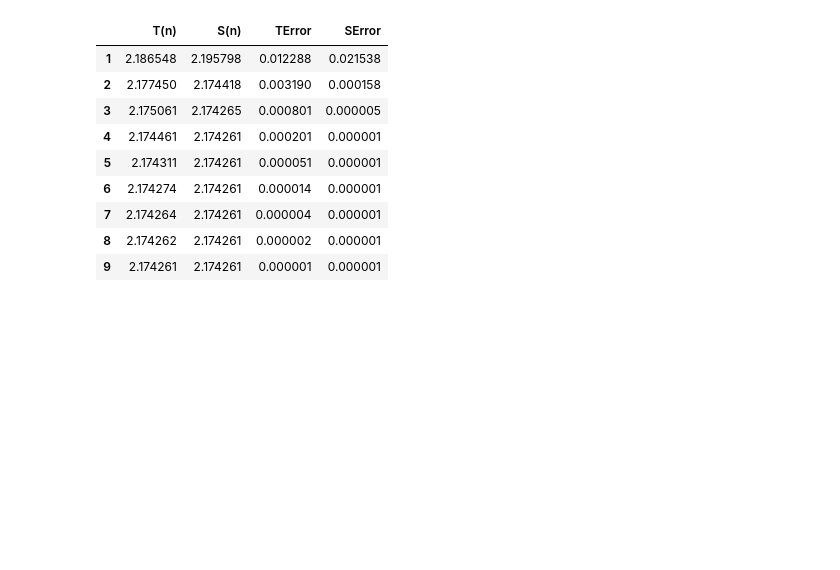
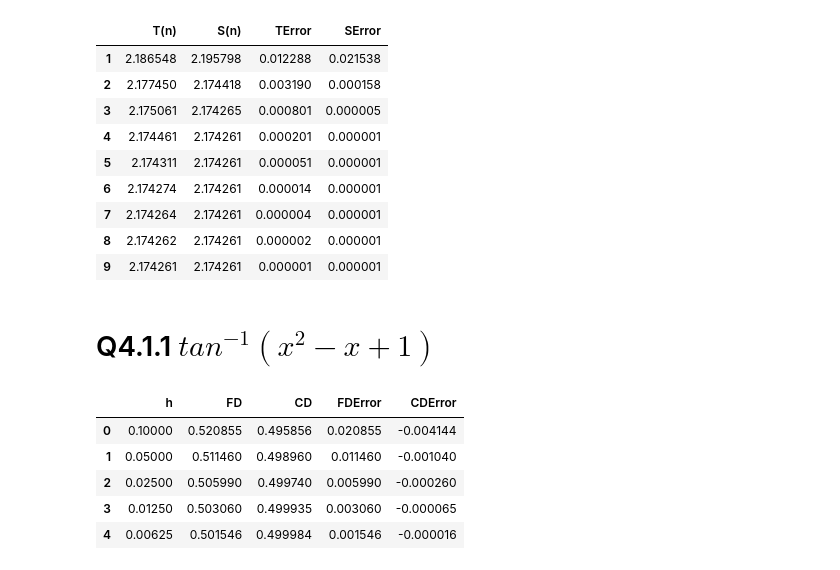
Before and after one commit to Vidhin05/Computational-and-Numerical-Methods, a Jupyter notebook: Set_8.ipynb, the cells around one changed output. Cells and saved outputs as stored; diff of their text form; code cells hidden in the pictures; blank space fills up the shorter version.

```diff
--- a/Set_8.ipynb
+++ b/Set_8.ipynb
@@ -196,3 +196,24 @@ data
 | 7 | 2.174264 | 2.174261 | 0.000004 | 0.000001 |
 | 8 | 2.174262 | 2.174261 | 0.000002 | 0.000001 |
 | 9 | 2.174261 | 2.174261 | 0.000001 | 0.000001 |
+# %% [markdown]
+# Q4.1.1 $tan^{-1}(x^{2} - x +1)$
+# %%
+data = pd.DataFrame(columns=['h', 'FD', 'CD', 'FDError', 'CDError'])
+cdif = 0.5
+h = [0.1, 0.05, 0.025, 0.0125, 0.00625]
+y = lambda x: np.arctan(x*x - x + 1)
+count = 0
+for h in h:
+    FD = (y(1+h) - y(1))/h
+    CD = (y(1+h) - y(1-h))/(2*h)
+    data.loc[count] = [h, FD, CD, FD - cdif, CD - cdif]
+    count += 1
+data
+# %% [output]
+|  | h | FD | CD | FDError | CDError |
+| 0 | 0.10000 | 0.520855 | 0.495856 | 0.020855 | -0.004144 |
+| 1 | 0.05000 | 0.511460 | 0.498960 | 0.011460 | -0.001040 |
+| 2 | 0.02500 | 0.505990 | 0.499740 | 0.005990 | -0.000260 |
+| 3 | 0.01250 | 0.503060 | 0.499935 | 0.003060 | -0.000065 |
+| 4 | 0.00625 | 0.501546 | 0.499984 | 0.001546 | -0.000016 |
```
Also changed, not shown: parts of 4 cells of this notebook.
